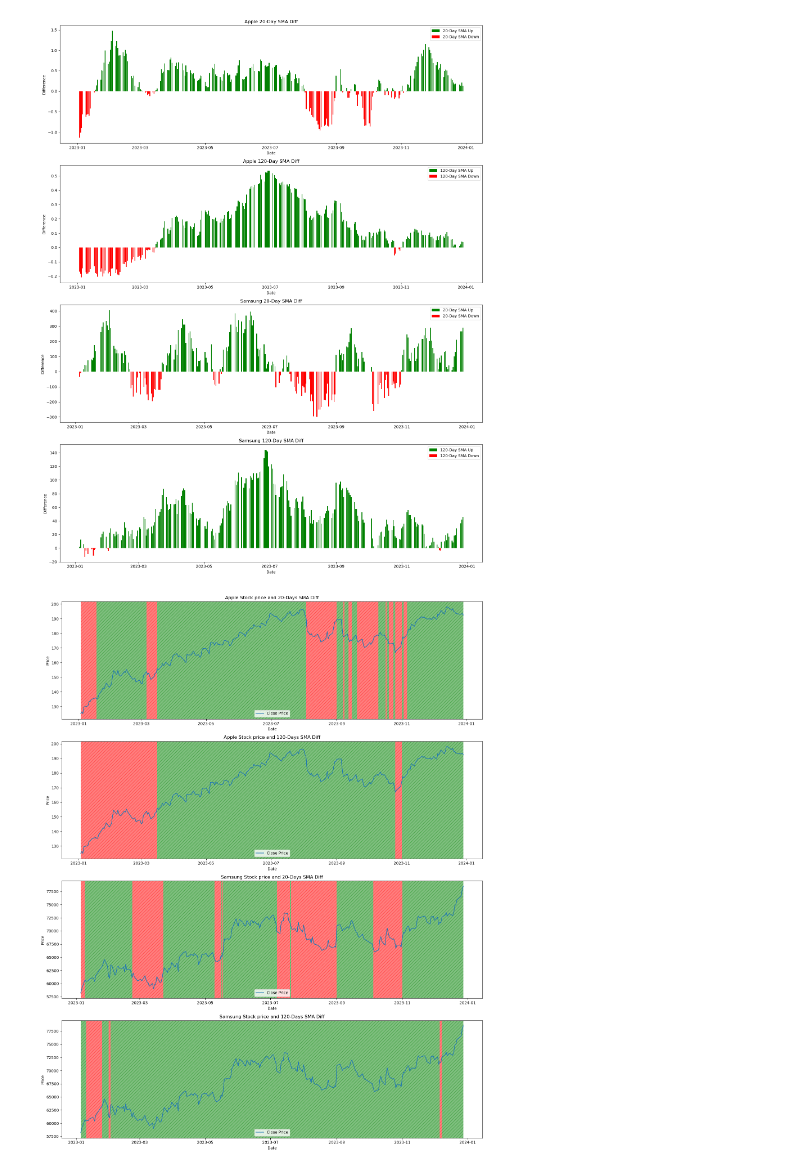
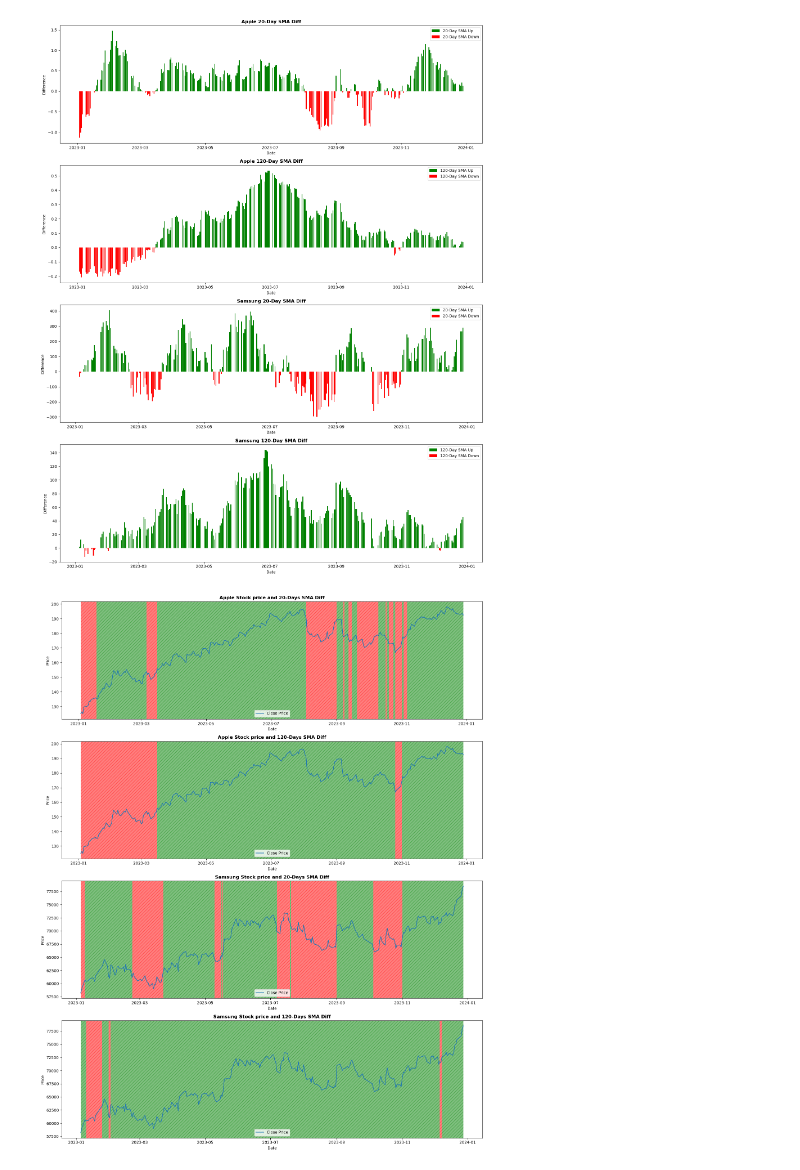
Before and after one commit to rkdgusdh/predict_stock_market_movement, a Jupyter notebook: method1.ipynb, the cells around one changed output. Saved outputs shown, nothing was run; the diff lists cells and outputs as text; code cells hidden in the pictures.

```diff
--- a/method1.ipynb
+++ b/method1.ipynb
@@ -7,6 +13,8 @@ import seaborn as sns
 # %%
+fontdict={'fontsize': 12, 'weight': 'bold'}
+
 # 애플(AAPL) 주식 데이터 다운로드
-apple = yf.download('AAPL', start='2022-07-13', end='2024-01-01')
+apple = yf.download('AAPL', start='2022-07-13', end='2024-01-01', progress=False)
 
 # 삼성(SSNLF) 주식 데이터 다운로드
-samsung = yf.download('005930.KS', start='2022-07-13', end='2024-01-01')
+samsung = yf.download('005930.KS', start='2022-07-13', end='2024-01-01', progress=False)
@@ -82,7 +89,7 @@ def plot_sign_sma_20(data, ax, name):
     ax.bar(data.iloc[120:][inc_sma_20].index, data.iloc[120:][inc_sma_20]['SMA_20_diff'], color='g', label='20-Day SMA Up')
     ax.bar(data.iloc[120:][dec_sma_20].index, data.iloc[120:][dec_sma_20]['SMA_20_diff'], color='r', label='20-Day SMA Down')
     ax.legend(loc='upper right')
-    ax.set_title(f'{name[0].upper()+name[1:]} 20-Day SMA Diff')
+    ax.set_title(f'{name[0].upper()+name[1:]} 20-Day SMA Diff', fontdict=fontdict)
     ax.set_xlabel('Date')
     ax.set_ylabel('Difference')
 
@@ -101,7 +108,7 @@ def plot_sign_sma_120(data, ax, name):
     ax.bar(data.iloc[120:][inc_sma_120].index, data.iloc[120:][inc_sma_120]['SMA_120_diff'], color='g', label='120-Day SMA Up')
     ax.bar(data.iloc[120:][dec_sma_120].index, data.iloc[120:][dec_sma_120]['SMA_120_diff'], color='r', label='120-Day SMA Down')
     ax.legend(loc='upper right')
-    ax.set_title(f'{name[0].upper()+name[1:]} 120-Day SMA Diff')
+    ax.set_title(f'{name[0].upper()+name[1:]} 120-Day SMA Diff', fontdict=fontdict)
     ax.set_xlabel('Date')
     ax.set_ylabel('Difference')
 
@@ -115,40 +122,42 @@ plot_sign_sma_20(samsung, axs[2], 'samsung')
 plot_sign_sma_120(samsung, axs[3], 'samsung')
 
 plt.tight_layout()
-plt.show()
+# plt.show()
+plt.savefig('stock_price_with_sma_sign.png')
 # %% [output]
-[figure, old version]
+[figure, new version]
 # %%
 def plot_boundary(data, ax, name, boundary, SMA):
     if data.loc[boundary[0], SMA] > 0:
         ax.axvspan(data.index[120], boundary[0], color='g', alpha=0.5, hatch='///', linewidth=0)
     else:
         ax.axvspan(data.index[120], boundary[0], color='r', alpha=0.5, hatch='///', linewidth=0)
     for i in range(len(boundary)-1):
         if data.loc[boundary[i], SMA] > 0:
             ax.axvspan(boundary[i], boundary[i+1], color='g', alpha=0.5, hatch='///', linewidth=0)
         else:
             ax.axvspan(boundary[i], boundary[i+1], color='r', alpha=0.5, hatch='///', linewidth=0)
     if data.loc[boundary[-1], SMA] > 0:
         ax.axvspan(boundary[-1], data.index[-1], color='g', alpha=0.5, hatch='///', linewidth=0)
     else:
         ax.axvspan(boundary[-1], data.index[-1], color='r', alpha=0.5, hatch='///', linewidth=0)
     ax.plot(data.iloc[120:]['Close'], label='Close Price')
     ax.legend(loc='lower center')
     if SMA == 'SMA_20_diff':
-        ax.set_title(f'{name[0].upper()+name[1:]} Stock price and 20-Days SMA Diff')
+        ax.set_title(f'{name[0].upper()+name[1:]} Stock price and 20-Days SMA Diff', fontdict=fontdict)
     else:
-        ax.set_title(f'{name[0].upper()+name[1:]} Stock price and 120-Days SMA Diff')
+        ax.set_title(f'{name[0].upper()+name[1:]} Stock price and 120-Days SMA Diff', fontdict=fontdict)
     ax.set_xlabel('Date')
     ax.set_ylabel('Price')
 
 fig, axs = plt.subplots(4, 1, figsize=(16, 20))
 plot_boundary(apple, axs[0], 'apple', boundary[0], 'SMA_20_diff')
 plot_boundary(apple, axs[1], 'apple', boundary[1], 'SMA_120_diff')
 plot_boundary(samsung, axs[2], 'samsung', boundary[2], 'SMA_20_diff')
 plot_boundary(samsung, axs[3], 'samsung', boundary[3], 'SMA_120_diff')
 
 plt.tight_layout()
-plt.show()
+# plt.show()
+plt.savefig('stock_price_with_sma_sign_boundary.png')
 # %% [output]
-[figure, old version]
+[figure, new version]
```
Also changed, not shown: parts of 5 cells of this notebook.
